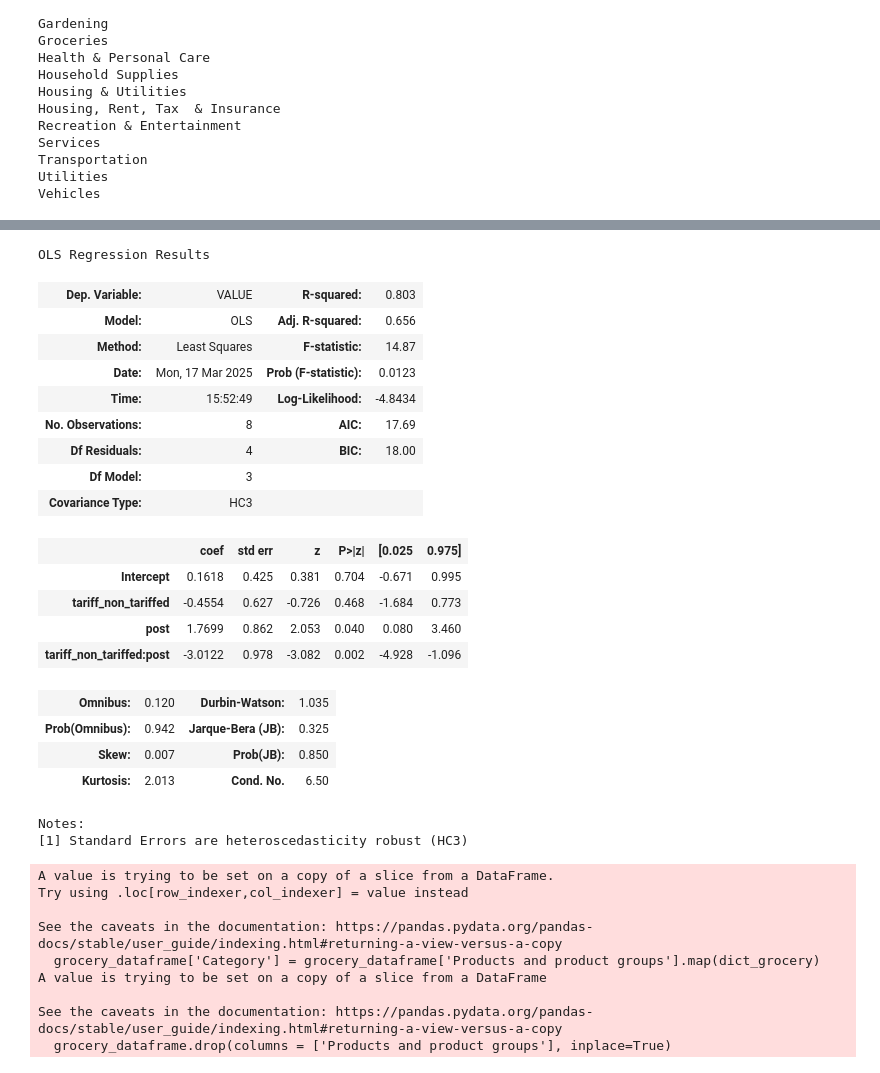
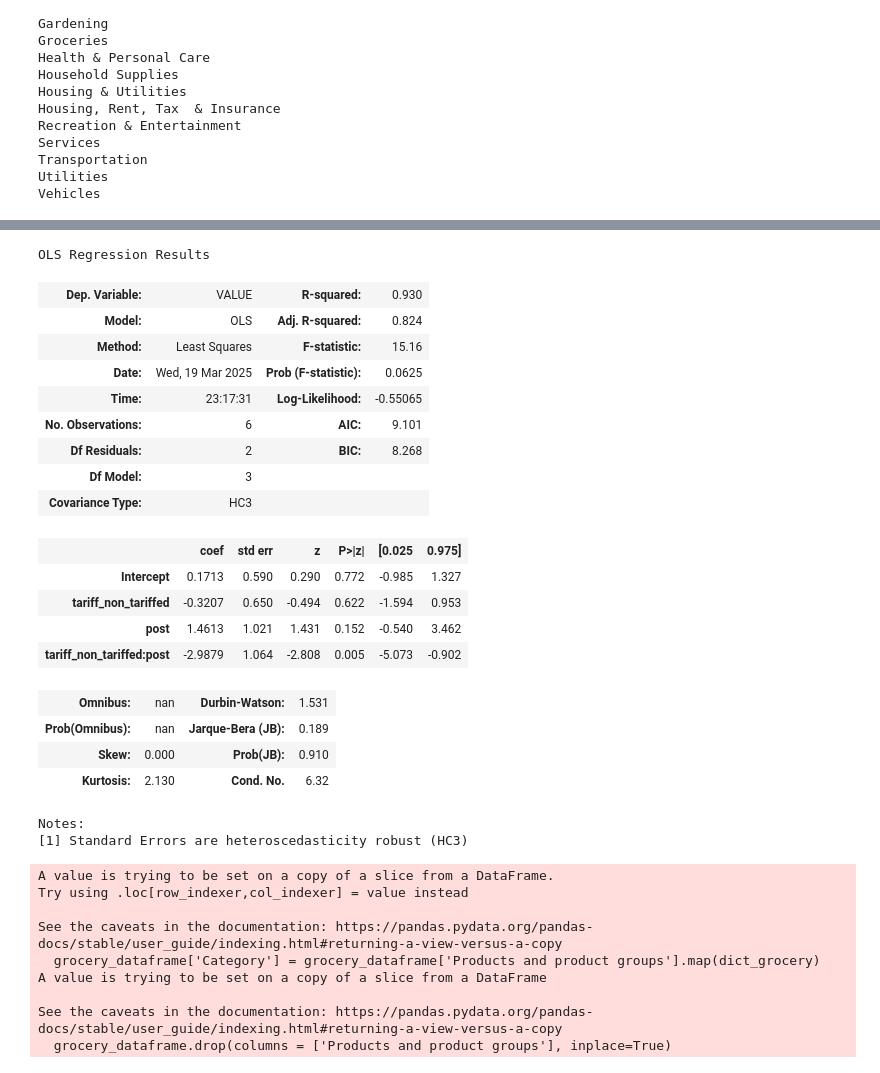
Before and after one commit to MADS-Lions/GoodsComparison2018Tariffs, a Jupyter notebook: notebooks/Official_Differences_and_RC.ipynb, the cells around one changed output, grey strips where cells are left out. Drawn from its saved outputs; the diff is of its cells as text; code cells hidden in the pictures.

```diff
--- a/notebooks/Official_Differences_and_RC.ipynb
+++ b/notebooks/Official_Differences_and_RC.ipynb
@@ -302,27 +87,27 @@ See the caveats in the documentation: https://pandas.pydata.org/pandas-docs/stab
 [interactive output not drawn]
 # %%
 
-differences_differences(df_Canada_CPI_groupby, 'Groceries', 'Housing, Rent, Tax  & Insurance', '2018-06-01', '2018-09-01', '2018-08-01')
+differences_differences(df_Canada_CPI_groupby, 'Groceries', 'Housing, Rent, Tax  & Insurance', '2018-07-01', '2018-09-01', '2018-08-01')
 # %% [output]
 OLS Regression Results
-| Dep. Variable: | VALUE | R-squared: | 0.803 |
-| Model: | OLS | Adj. R-squared: | 0.656 |
-| Method: | Least Squares | F-statistic: | 14.87 |
-| Date: | Mon, 17 Mar 2025 | Prob (F-statistic): | 0.0123 |
-| Time: | 15:52:49 | Log-Likelihood: | -4.8434 |
-| No. Observations: | 8 | AIC: | 17.69 |
-| Df Residuals: | 4 | BIC: | 18.00 |
+| Dep. Variable: | VALUE | R-squared: | 0.930 |
+| Model: | OLS | Adj. R-squared: | 0.824 |
+| Method: | Least Squares | F-statistic: | 15.16 |
+| Date: | Wed, 19 Mar 2025 | Prob (F-statistic): | 0.0625 |
+| Time: | 23:17:31 | Log-Likelihood: | -0.55065 |
+| No. Observations: | 6 | AIC: | 9.101 |
+| Df Residuals: | 2 | BIC: | 8.268 |
 | Df Model: | 3 |  |  |
 | Covariance Type: | HC3 |  |  |
 |  | coef | std err | z | P>|z| | [0.025 | 0.975] |
-| Intercept | 0.1618 | 0.425 | 0.381 | 0.704 | -0.671 | 0.995 |
-| tariff_non_tariffed | -0.4554 | 0.627 | -0.726 | 0.468 | -1.684 | 0.773 |
-| post | 1.7699 | 0.862 | 2.053 | 0.040 | 0.080 | 3.460 |
-| tariff_non_tariffed:post | -3.0122 | 0.978 | -3.082 | 0.002 | -4.928 | -1.096 |
+| Intercept | 0.1713 | 0.590 | 0.290 | 0.772 | -0.985 | 1.327 |
+| tariff_non_tariffed | -0.3207 | 0.650 | -0.494 | 0.622 | -1.594 | 0.953 |
+| post | 1.4613 | 1.021 | 1.431 | 0.152 | -0.540 | 3.462 |
+| tariff_non_tariffed:post | -2.9879 | 1.064 | -2.808 | 0.005 | -5.073 | -0.902 |
-| Omnibus: | 0.120 | Durbin-Watson: | 1.035 |
-| Prob(Omnibus): | 0.942 | Jarque-Bera (JB): | 0.325 |
-| Skew: | 0.007 | Prob(JB): | 0.850 |
-| Kurtosis: | 2.013 | Cond. No. | 6.50 |
+| Omnibus: | nan | Durbin-Watson: | 1.531 |
+| Prob(Omnibus): | nan | Jarque-Bera (JB): | 0.189 |
+| Skew: | 0.000 | Prob(JB): | 0.910 |
+| Kurtosis: | 2.130 | Cond. No. | 6.32 |
 Notes:
 [1] Standard Errors are heteroscedasticity robust (HC3)
 # %%
```
Also changed, not shown: parts of 38 cells of this notebook.
